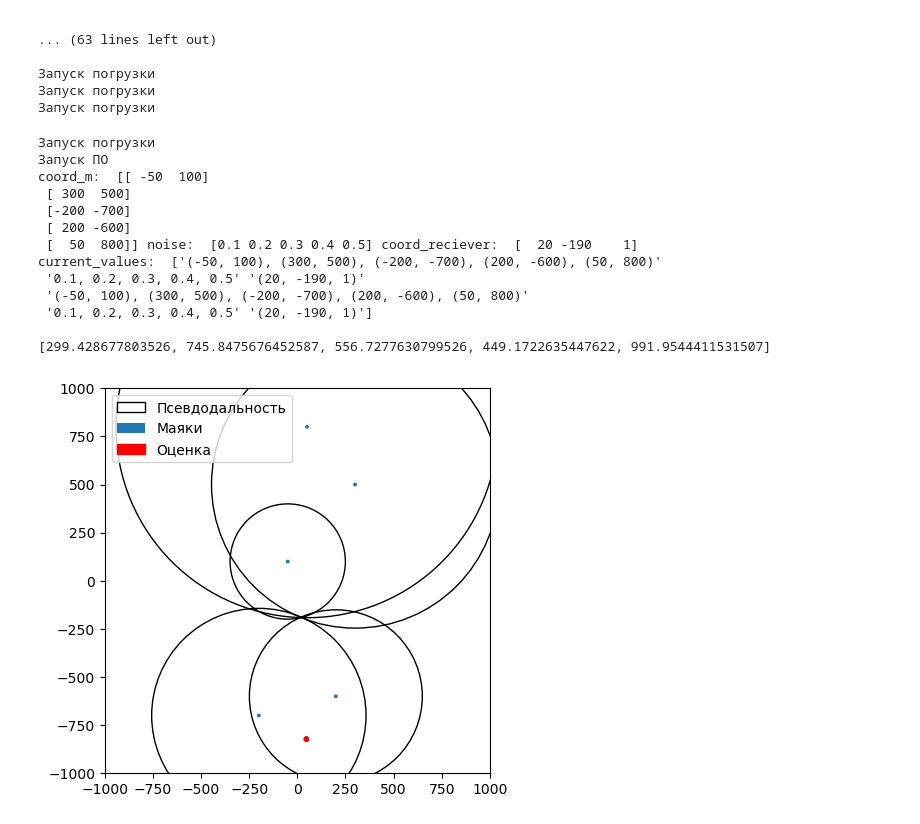
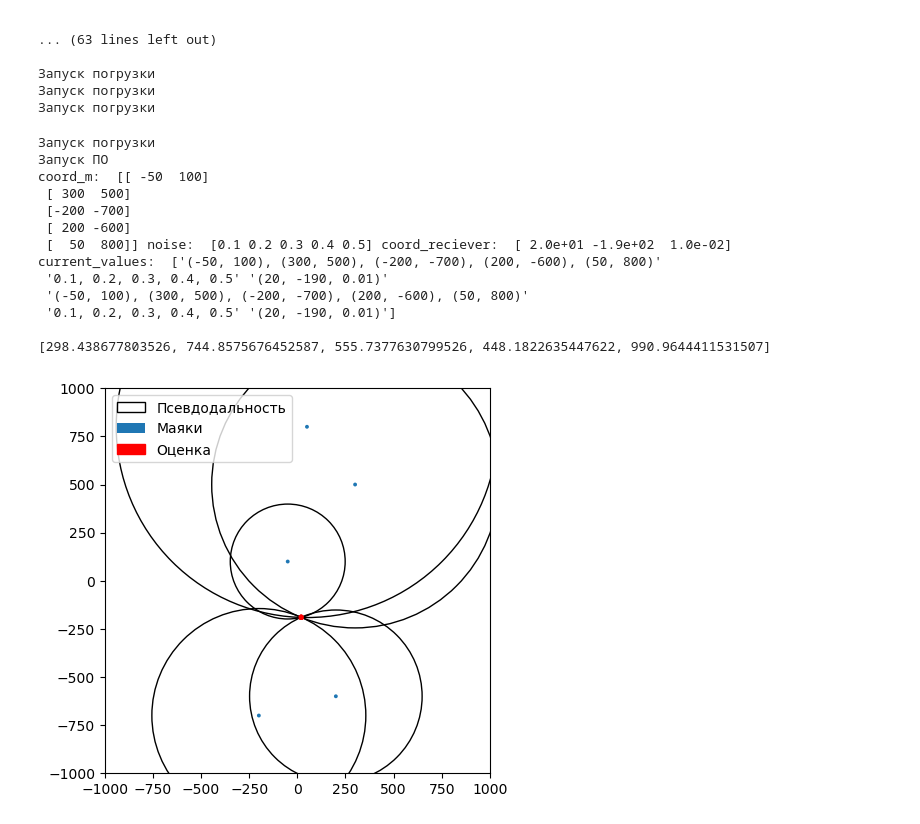
Before and after one commit to 1mm0rTaLzzz/viz_satellite_nav, a Jupyter notebook: Untitled.ipynb, the cells around one changed output. Cells and saved outputs as stored; diff of their text form; code cells hidden in the pictures.

```diff
--- a/Untitled.ipynb
+++ b/Untitled.ipynb
@@ -233,7 +233,7 @@ YELLOW = (255, 255, 0)
 GRAY = (130, 130, 130)
 DARK_GREY = (100, 100, 100)
 
-current_values = np.array(['(-50, 100), (300, 500), (-200, -700), (200, -600), (50, 800)', '0.1, 0.2, 0.3, 0.4, 0.5', '(20, -190, 1)'])
+current_values = np.array(['(-50, 100), (300, 500), (-200, -700), (200, -600), (50, 800)', '0.1, 0.2, 0.3, 0.4, 0.5', '(20, -190, 0.01)'])
 
 def output():
     pass
@@ -255,7 +255,7 @@ def parse_string_to_arr_noise(input_string):
 def parse_string_to_arr_reciever(input_string):
     input_string = input_string.replace(' ', '')
     pairs = input_string.strip('()').split(',')
-    pairs = [int(pair) for pair in pairs]
+    pairs = [float(pair) for pair in pairs]
     arr = np.array(pairs)
     return arr
 
@@ -285,24 +285,22 @@ def pred_coords(x0, y0, tau, dist, cords, noise):
     R = np.diag(noise)
 
     for i in range(t):
-        z = np.append(z,(dist[i]-(np.sqrt((cords[i][0]-x0)**2+(cords[i][1]-y0)**2))))
-    z = np.array(z)+ noise #+ noise
+        z = np.append(z, (dist[i]-(np.sqrt((cords[i][0]-x0)**2 + (cords[i][1]-y0)**2))))
+    z = np.array(z) #+ noise
     for i in range(t):
-        dfx = (x0-cords[i][0])/(np.sqrt((cords[i][0]-x0)**2+(cords[i][1]-y0)**2))
-        dfy = (y0-cords[i][1])/(np.sqrt((cords[i][0]-x0)**2+(cords[i][1]-y0)**2))
-        H = np.append(H,[[dfx, dfy, tau]])
+        dfx = (x0-cords[i][0])/(np.sqrt((cords[i][0]-x0)**2 + (cords[i][1]-y0)**2))
+        dfy = (y0-cords[i][1])/(np.sqrt((cords[i][0]-x0)**2 + (cords[i][1]-y0)**2))
+        H = np.append(H,[[dfx, dfy, 1]])
     H = H.reshape(t,-1)
-    predict = (H.T@inv(R)@H)@H.T@inv(R)@z
+    predict = inv(H.T@inv(R)@H)@H.T@inv(R)@z
     est_x = predict + np.array([x0, y0, tau])
     return est_x
 
 def res_output(rec_coord, rec_dist):
-    text_result = pygame.Rect((510, 360, 485, 30))
+    text_result = pygame.Rect((505, 335, 485, 120))
     pygame.draw.rect(screen, WHITE, text_result)
     img = font.render('Оценка координат приёмника: ', True, BLACK)
     screen.blit(img, (510, 340))
-    text_result = pygame.Rect((510, 420, 485, 30))
-    pygame.draw.rect(screen, WHITE, text_result)
     img = font.render('Псевдодальности: ', True, BLACK)
     screen.blit(img, (510, 400))
 
@@ -457,45 +455,41 @@ while running:
                             textbox1.setText(current_values[launch_number_text])
                             textbox2.setText(current_values[launch_number_text + 1])
                             textbox3.setText(current_values[launch_number_text + 2])
-                            # text = pygame.Rect((515, 465, 480, 25))
                             pygame.draw.rect(screen, GRAY, text)
                         else:
-                            # text = pygame.Rect((515, 465, 480, 25))
                             pygame.draw.rect(screen, WHITE, text)
                             img = font.render('Предыдущие значения, так как launch_number_text > launch_number', True, BLACK)
                             screen.blit(img, (520, 470))
                             textbox1.setText(current_values[-3])
                             textbox2.setText(current_values[-2])
                             textbox3.setText(current_values[-1])
                     else:
                         pygame.draw.rect(screen, WHITE, text)
                         img = font.render('Первые значения, так как "Номер запуска данных" - не коректный ввод', True, BLACK)
                         screen.blit(img, (520, 470))
                         textbox1.setText(current_values[0])
                         textbox2.setText(current_values[1])
                         textbox3.setText(current_values[2])
 
     screen.blit(image, (0, 100))
 
-    # try:
     pygame_widgets.update(events)
     pygame.display.update()
-    # except:
-        # print('ошибка')
+
 
 pygame.quit()
 # %% [output]
 Запуск погрузки
 Запуск ПО
 coord_m:  [[ -50  100]
  [ 300  500]
  [-200 -700]
  [ 200 -600]
- [  50  800]] noise:  [0.1 0.2 0.3 0.4 0.5] coord_reciever:  [  20 -190    1]
+ [  50  800]] noise:  [0.1 0.2 0.3 0.4 0.5] coord_reciever:  [ 2.0e+01 -1.9e+02  1.0e-02]
 current_values:  ['(-50, 100), (300, 500), (-200, -700), (200, -600), (50, 800)'
- '0.1, 0.2, 0.3, 0.4, 0.5' '(20, -190, 1)'
+ '0.1, 0.2, 0.3, 0.4, 0.5' '(20, -190, 0.01)'
  '(-50, 100), (300, 500), (-200, -700), (200, -600), (50, 800)'
- '0.1, 0.2, 0.3, 0.4, 0.5' '(20, -190, 1)']
+ '0.1, 0.2, 0.3, 0.4, 0.5' '(20, -190, 0.01)']
 
-[299.428677803526, 745.8475676452587, 556.7277630799526, 449.1722635447622, 991.9544411531507]
+[298.438677803526, 744.8575676452587, 555.7377630799526, 448.1822635447622, 990.9644411531507]
-[figure, old version]
+[figure, new version]
```
